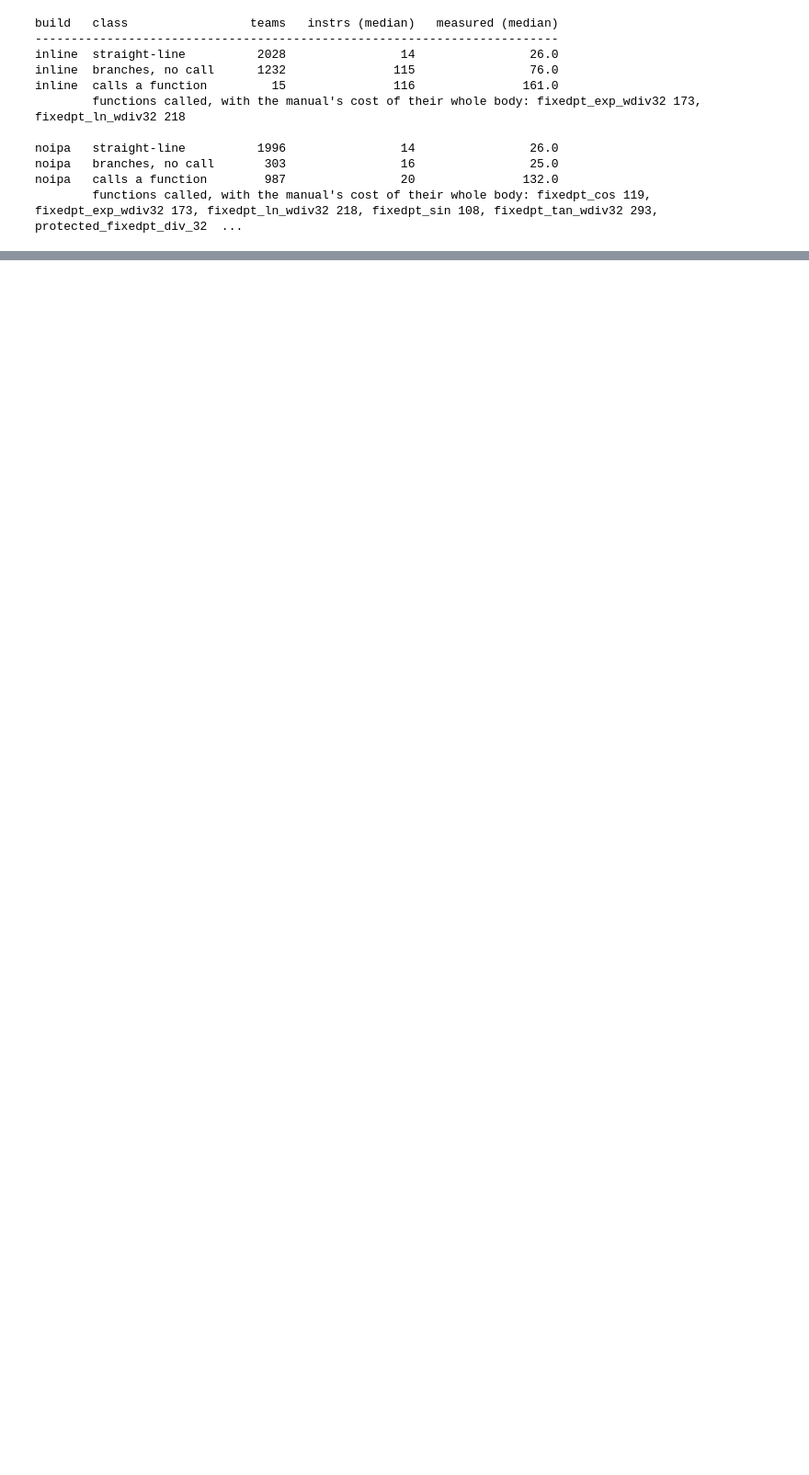
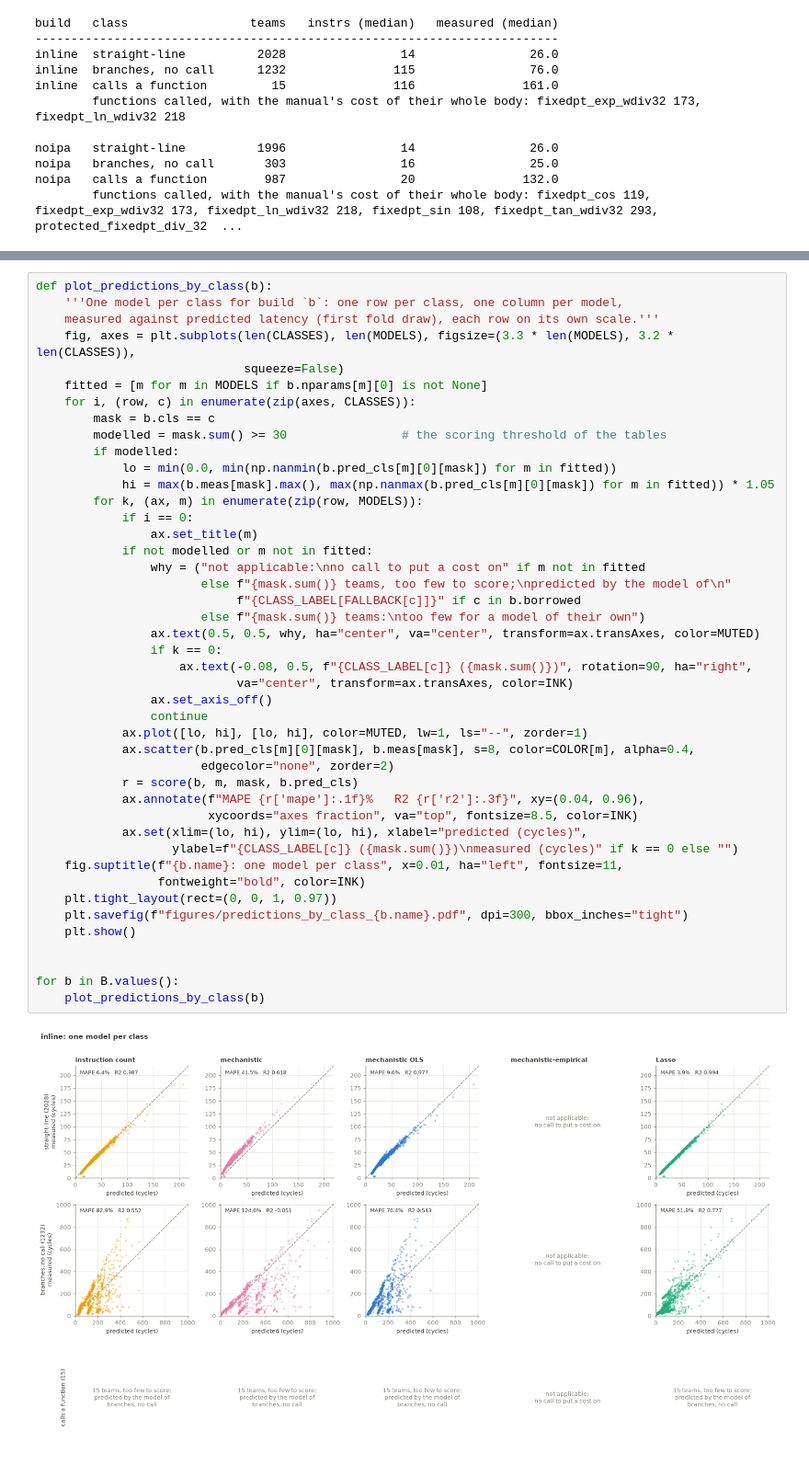
Before and after one commit to allpaul0/uarch_modeling_tpg, a Jupyter notebook: model_comparison.ipynb, the cells around one changed output, grey strips where cells are left out. Shown at 92% size. Drawn from its saved outputs; the diff is of its cells as text; blank space fills up the shorter version.

```diff
--- a/model_comparison.ipynb
+++ b/model_comparison.ipynb
@@ -383,0 +470,46 @@ A class with fewer than 30 teams is not scored.
+# %%
+def plot_predictions_by_class(b):
+    '''One model per class for build `b`: one row per class, one column per model,
+    measured against predicted latency (first fold draw), each row on its own scale.'''
+    fig, axes = plt.subplots(len(CLASSES), len(MODELS), figsize=(3.3 * len(MODELS), 3.2 * len(CLASSES)),
+                             squeeze=False)
+    fitted = [m for m in MODELS if b.nparams[m][0] is not None]
+    for i, (row, c) in enumerate(zip(axes, CLASSES)):
+        mask = b.cls == c
+        modelled = mask.sum() >= 30                # the scoring threshold of the tables
+        if modelled:
+            lo = min(0.0, min(np.nanmin(b.pred_cls[m][0][mask]) for m in fitted))
+            hi = max(b.meas[mask].max(), max(np.nanmax(b.pred_cls[m][0][mask]) for m in fitted)) * 1.05
+        for k, (ax, m) in enumerate(zip(row, MODELS)):
+            if i == 0:
+                ax.set_title(m)
+            if not modelled or m not in fitted:
+                why = ("not applicable:\nno call to put a cost on" if m not in fitted
+                       else f"{mask.sum()} teams, too few to score;\npredicted by the model of\n"
+                            f"{CLASS_LABEL[FALLBACK[c]]}" if c in b.borrowed
+                       else f"{mask.sum()} teams:\ntoo few for a model of their own")
+                ax.text(0.5, 0.5, why, ha="center", va="center", transform=ax.transAxes, color=MUTED)
+                if k == 0:
+                    ax.text(-0.08, 0.5, f"{CLASS_LABEL[c]} ({mask.sum()})", rotation=90, ha="right",
+                            va="center", transform=ax.transAxes, color=INK)
+                ax.set_axis_off()
+                continue
+            ax.plot([lo, hi], [lo, hi], color=MUTED, lw=1, ls="--", zorder=1)
+            ax.scatter(b.pred_cls[m][0][mask], b.meas[mask], s=8, color=COLOR[m], alpha=0.4,
+                       edgecolor="none", zorder=2)
+            r = score(b, m, mask, b.pred_cls)
+            ax.annotate(f"MAPE {r['mape']:.1f}%   R2 {r['r2']:.3f}", xy=(0.04, 0.96),
+                        xycoords="axes fraction", va="top", fontsize=8.5, color=INK)
+            ax.set(xlim=(lo, hi), ylim=(lo, hi), xlabel="predicted (cycles)",
+                   ylabel=f"{CLASS_LABEL[c]} ({mask.sum()})\nmeasured (cycles)" if k == 0 else "")
+    fig.suptitle(f"{b.name}: one model per class", x=0.01, ha="left", fontsize=11,
+                 fontweight="bold", color=INK)
+    plt.tight_layout(rect=(0, 0, 1, 0.97))
+    plt.savefig(f"figures/predictions_by_class_{b.name}.pdf", dpi=300, bbox_inches="tight")
+    plt.show()
+
+
+for b in B.values():
+    plot_predictions_by_class(b)
+# %% [output]
+[figure, added]
```
Also changed, not shown: parts of 19 cells of this notebook.
